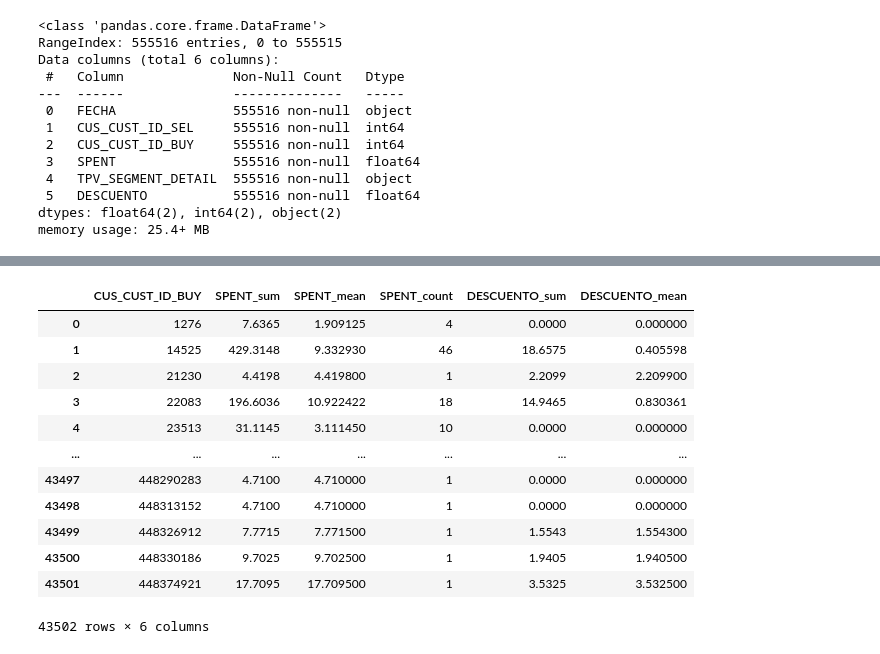
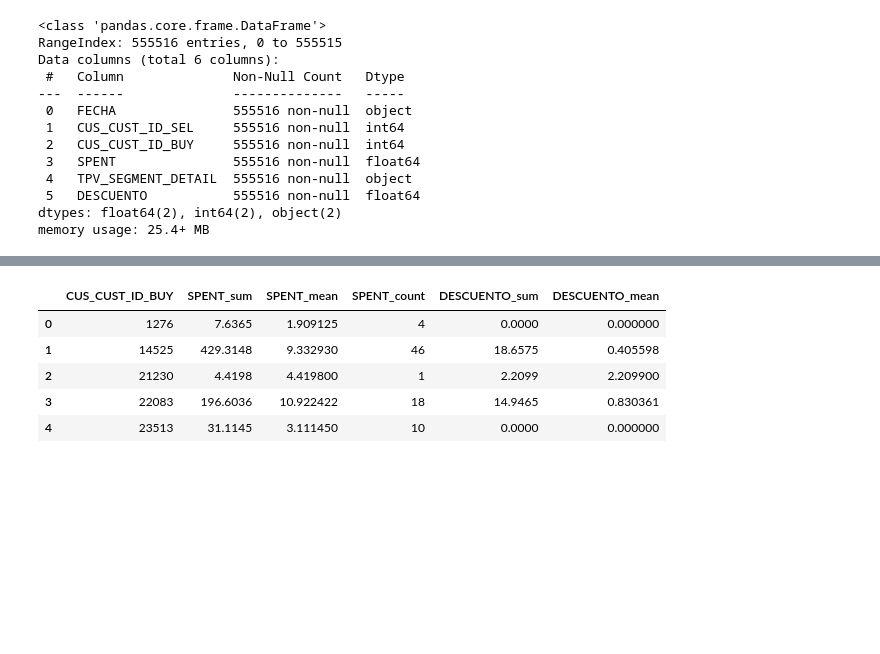
Before and after one commit to EmilianoLS/Data-Science, a Jupyter notebook: churn_model_meli/notebooks/churn_model.ipynb, the cells around one changed output, grey strips where cells are left out. Saved outputs shown, nothing was run; the diff lists cells and outputs as text; code cells hidden in the pictures; blank space fills up the shorter version.

```diff
--- a/churn_model_meli/notebooks/churn_model.ipynb
+++ b/churn_model_meli/notebooks/churn_model.ipynb
@@ -7,3 +9,12 @@ import datetime
 # Librerias para listar archivos
 from os import listdir
 from os.path import isfile, join
+# %%
+# Defino url de los csvs
+
+url_active_user = 'https://raw.githubusercontent.com/EmilianoLS/Data-Science/main/churn_model_meli/data/ACTIVE_USER.csv'
+url_demografico = 'https://raw.githubusercontent.com/EmilianoLS/Data-Science/main/churn_model_meli/data/DEMOGRAFICOS.csv'
+url_dinero_cuenta = 'https://raw.githubusercontent.com/EmilianoLS/Data-Science/main/churn_model_meli/data/DINERO_CUENTA.csv'
+url_evaluate = 'https://raw.githubusercontent.com/EmilianoLS/Data-Science/main/churn_model_meli/data/EVALUATE.csv'
+url_marketplace_data = 'https://raw.githubusercontent.com/EmilianoLS/Data-Science/main/churn_model_meli/data/MARKETPLACE_DATA.csv'
+url_payments = 'https://raw.githubusercontent.com/EmilianoLS/Data-Science/main/churn_model_meli/data/PAYMENTS.csv'
@@ -19,3 +34,12 @@ payments = pd.read_csv('../data/PAYMENTS.csv') # Datos transaccionales en MP
+# %%
+# Importo datasets
+
+active_users = pd.read_csv(url_active_user) # Datos de visitas a la app
+demograficos = pd.read_csv(url_demografico)
+dinero_cuenta = pd.read_csv(url_dinero_cuenta) # Datos de la cantidad de dinero en la cuenta y si invierta
+evaluate = pd.read_csv(url_evaluate)
+marketplace_data = pd.read_csv(url_marketplace_data) # Movimientos en mercadolibre
+payments = pd.read_csv(url_payments) # Datos transaccionales en MP
 # %%
 # Active users
 active_users.head(3)
@@ -219,19 +217,14 @@ payments
 # %%
+# Agrupo por usuario para obtener la suma, promedio y conteo total de spent y descuento
+
 payments_group_spent = payments.groupby('CUS_CUST_ID_BUY', as_index = False).agg({'SPENT':['sum','mean','count'], 'DESCUENTO':['sum','mean']},)
 payments_group_spent.columns = ['_'.join(col).strip() for col in payments_group_spent.columns.values]
 payments_group_spent.rename(columns = {'CUS_CUST_ID_BUY_':'CUS_CUST_ID_BUY'}, inplace = True)
-payments_group_spent
+payments_group_spent .head()
 # %% [output]
 |  | CUS_CUST_ID_BUY | SPENT_sum | SPENT_mean | SPENT_count | DESCUENTO_sum | DESCUENTO_mean |
 | 0 | 1276 | 7.6365 | 1.909125 | 4 | 0.0000 | 0.000000 |
 | 1 | 14525 | 429.3148 | 9.332930 | 46 | 18.6575 | 0.405598 |
 | 2 | 21230 | 4.4198 | 4.419800 | 1 | 2.2099 | 2.209900 |
 | 3 | 22083 | 196.6036 | 10.922422 | 18 | 14.9465 | 0.830361 |
 | 4 | 23513 | 31.1145 | 3.111450 | 10 | 0.0000 | 0.000000 |
-| ... | ... | ... | ... | ... | ... | ... |
-| 43497 | 448290283 | 4.7100 | 4.710000 | 1 | 0.0000 | 0.000000 |
-| 43498 | 448313152 | 4.7100 | 4.710000 | 1 | 0.0000 | 0.000000 |
-| 43499 | 448326912 | 7.7715 | 7.771500 | 1 | 1.5543 | 1.554300 |
-| 43500 | 448330186 | 9.7025 | 9.702500 | 1 | 1.9405 | 1.940500 |
-| 43501 | 448374921 | 17.7095 | 17.709500 | 1 | 3.5325 | 3.532500 |
-43502 rows × 6 columns
```
Also changed, not shown: parts of 49 cells of this notebook.
